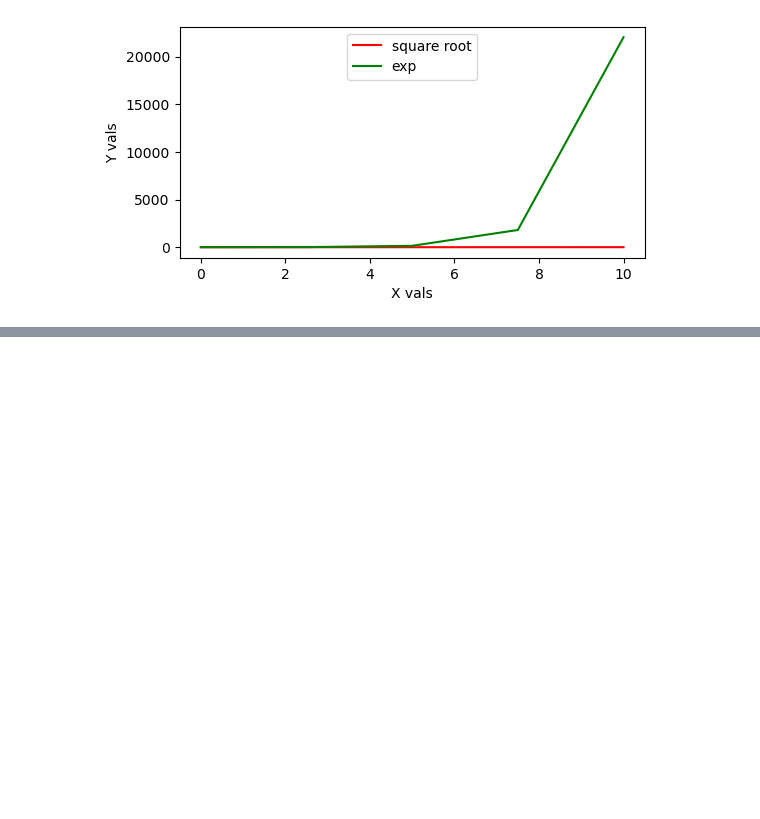
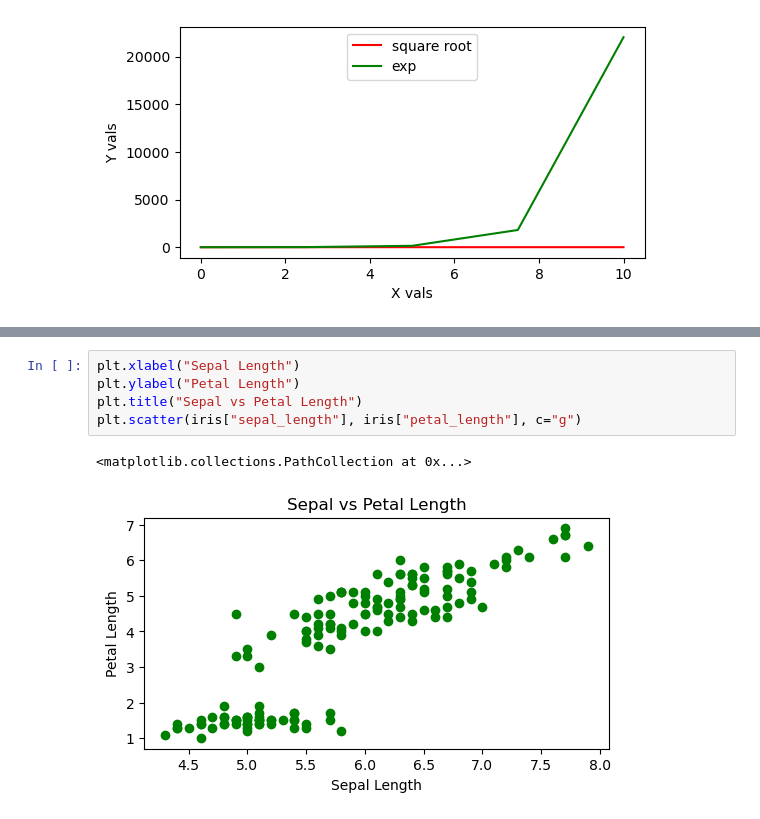
Before and after one commit to Endy3032/CTin, a Jupyter notebook: TDN/Y3/Machine Learning/Data Analysis/data analysis.ipynb, the cells around one changed output, grey strips where cells are left out. Cells and saved outputs as stored; diff of their text form; blank space fills up the shorter version.

```diff
--- a/TDN/Y3/Machine Learning/Data Analysis/data analysis.ipynb
+++ b/TDN/Y3/Machine Learning/Data Analysis/data analysis.ipynb
@@ -481,0 +503,8 @@ plt.legend(loc='upper center')
+# %%
+plt.xlabel("Sepal Length")
+plt.ylabel("Petal Length")
+plt.title("Sepal vs Petal Length")
+plt.scatter(iris["sepal_length"], iris["petal_length"], c="g")
+# %% [output]
+<matplotlib.collections.PathCollection at 0x...>
+[figure, added]
```
Also changed, not shown: parts of 49 cells of this notebook, 2 other files.
